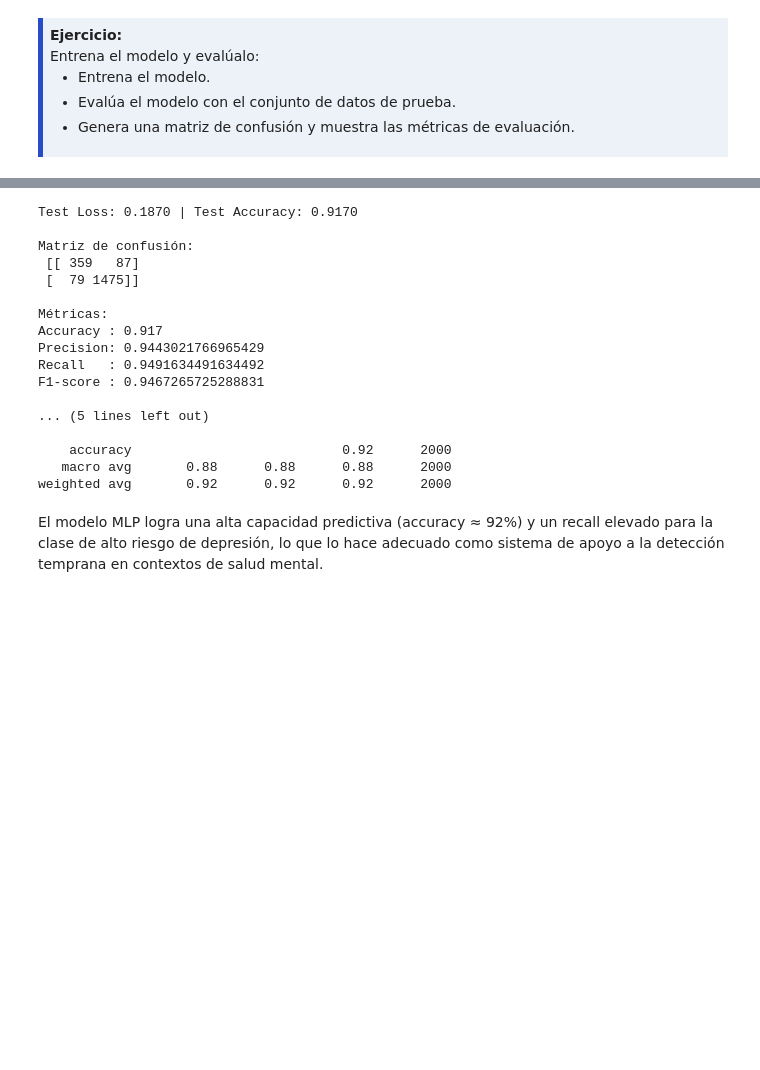
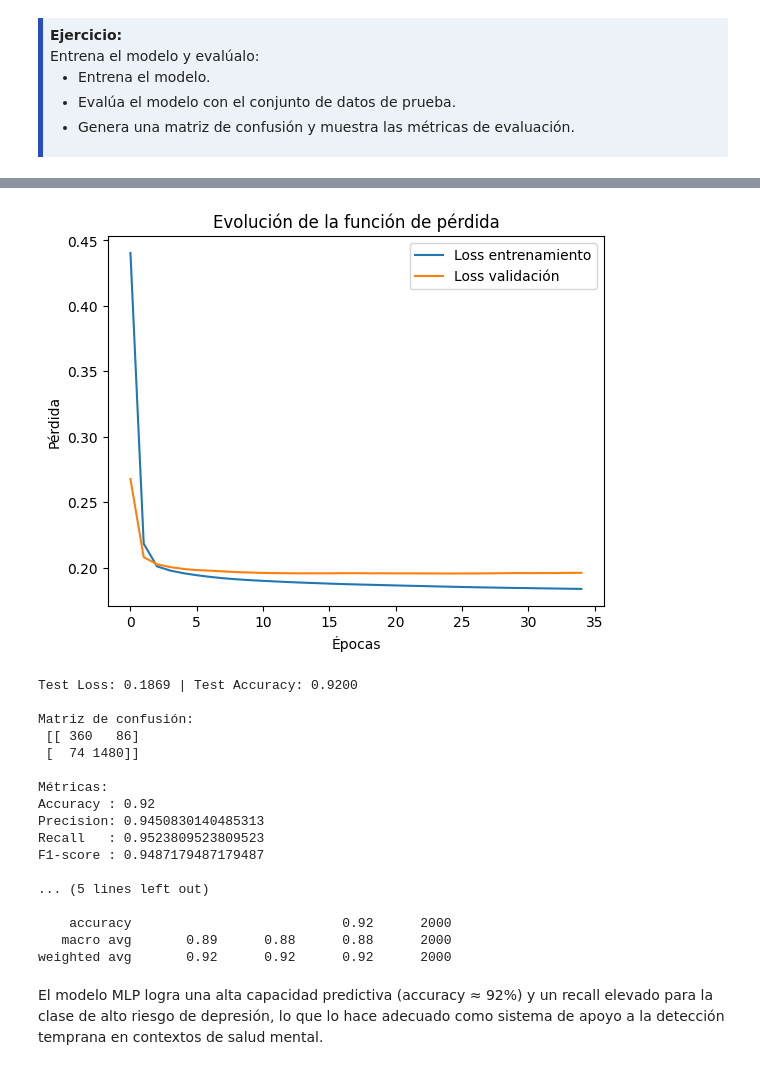
Before and after one commit to mar-valeria/Aprendizaje-autom-tico, a Jupyter notebook: Perceptron/07-Perceptron.ipynb, the cells around one changed output, grey strips where cells are left out. Cells and saved outputs as stored; diff of their text form; code cells hidden in the pictures; blank space fills up the shorter version.

```diff
--- a/Perceptron/07-Perceptron.ipynb
+++ b/Perceptron/07-Perceptron.ipynb
@@ -102,14 +120,13 @@ data.describe()
 | 75% | 8.000000 | 7.500000 | 5.000000 | 23.000000 | 16.00000 | ... |
 | max | 10.000000 | 10.000000 | 7.000000 | 30.000000 | 21.00000 | ... |
 # %%
-# Split
-X_train, X_test, y_train, y_test = train_test_split(
-    X, y, test_size=0.2, random_state=55, stratify=y)
-
 # Escalado
 scaler = StandardScaler()
 X_train_sc = scaler.fit_transform(X_train)
 X_test_sc  = scaler.transform(X_test)
+
+# Split
+X_train, X_test, y_train, y_test = train_test_split(X, y, test_size=0.2, random_state=55, stratify=y)
 # %% [markdown]
 
 ### <font color='264CC7'> Determinación de la red </font>
@@ -201,3 +218,14 @@ Epoch 28/100
+# %%
+plt.figure()
+plt.plot(history.history["loss"], label="Loss entrenamiento")
+plt.plot(history.history["val_loss"], label="Loss validación")
+plt.xlabel("Épocas")
+plt.ylabel("Pérdida")
+plt.title("Evolución de la función de pérdida")
+plt.legend()
+plt.show()
+# %% [output]
+[figure, added]
 # %%
 # Evaluación
 test_loss, test_acc = model.evaluate(X_test_sc, y_test, verbose=0)
@@ -217,22 +245,22 @@ print("F1-score :", f1_score(y_test, y_pred, zero_division=0))
 
 print("\nReporte de clasificación:\n", classification_report(y_test, y_pred, zero_division=0))
 # %% [output]
-Test Loss: 0.1870 | Test Accuracy: 0.9170
+Test Loss: 0.1869 | Test Accuracy: 0.9200
 
 Matriz de confusión:
- [[ 359   87]
- [  79 1475]]
+ [[ 360   86]
+ [  74 1480]]
 
 Métricas:
-Accuracy : 0.917
-Precision: 0.9443021766965429
-Recall   : 0.9491634491634492
-F1-score : 0.9467265725288831
+Accuracy : 0.92
+Precision: 0.9450830140485313
+Recall   : 0.9523809523809523
+F1-score : 0.9487179487179487
 
 ... (5 lines left out)
 
     accuracy                           0.92      2000
-   macro avg       0.88      0.88      0.88      2000
+   macro avg       0.89      0.88      0.88      2000
 weighted avg       0.92      0.92      0.92      2000
 # %% [markdown]
 El modelo MLP logra una alta capacidad predictiva (accuracy ≈ 92%) y un recall elevado para la clase de alto riesgo de depresión, lo que lo hace adecuado como sistema de apoyo a la detección temprana en contextos de salud mental.
```
Also changed, not shown: parts of 4 cells of this notebook.
